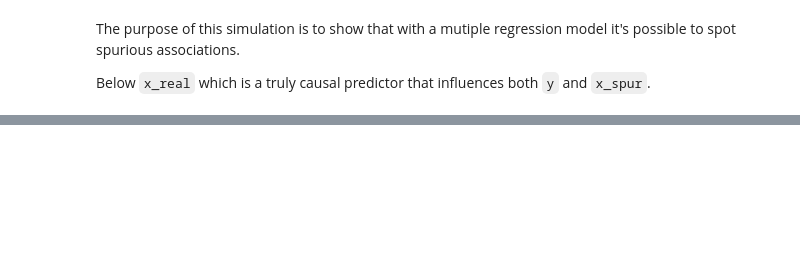
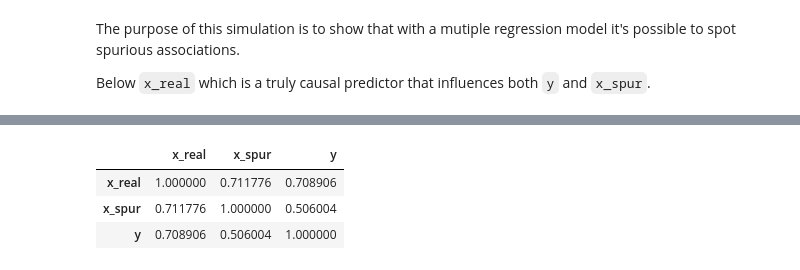
Before and after one commit to elisiojsj/Reference-Materials, a Jupyter notebook: Spurious_association_simulation.ipynb, the cells around one changed output, grey strips where cells are left out. Drawn from its saved outputs; the diff is of its cells as text; code cells hidden in the pictures; blank space fills up the shorter version.

```diff
--- a/Spurious_association_simulation.ipynb
+++ b/Spurious_association_simulation.ipynb
@@ -54,3 +45,10 @@ plt.show()
+# %%
+df.corr()
+# %% [output]
+|  | x_real | x_spur | y |
+| x_real | 1.000000 | 0.711776 | 0.708906 |
+| x_spur | 0.711776 | 1.000000 | 0.506004 |
+| y | 0.708906 | 0.506004 | 1.000000 |
 # %%
 with pm.Model() as spur_t:
     a = pm.Normal('a', 0, 1)
```
Also changed, not shown: parts of 10 cells of this notebook.
